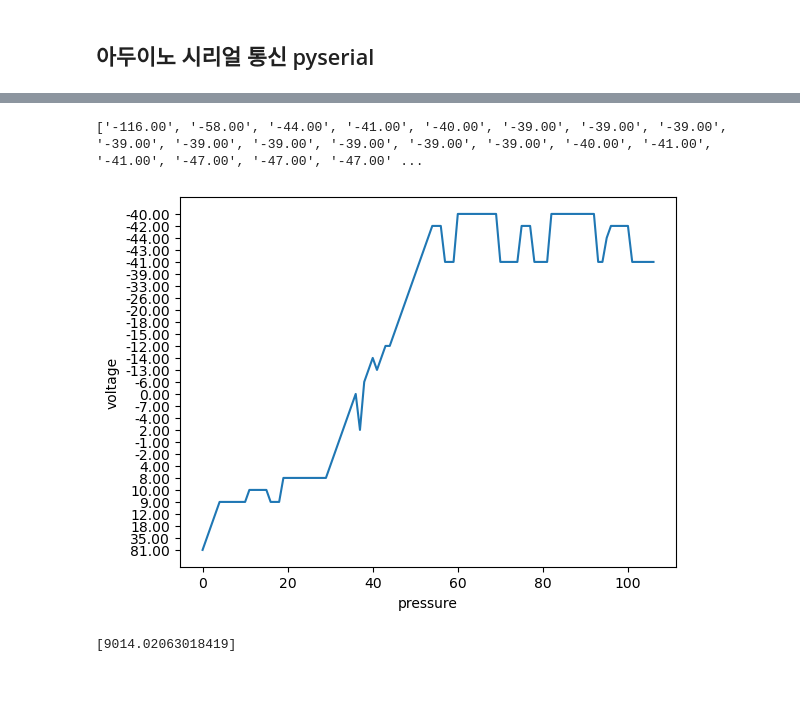
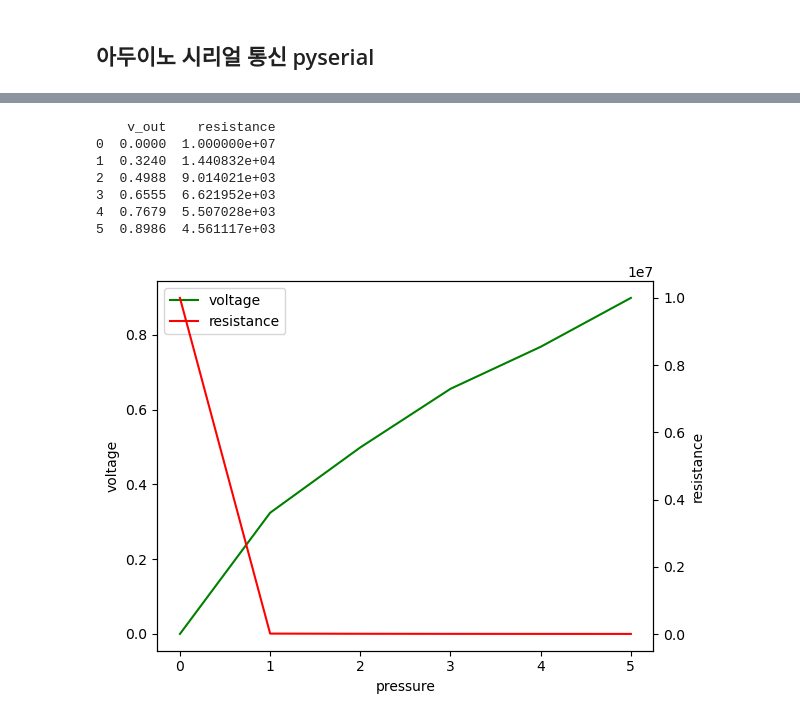
Before and after one commit to beobmun/3_1_algorithm, a Jupyter notebook: current_circuit/term_project.ipynb, the cells around one changed output, grey strips where cells are left out. Drawn from its saved outputs; the diff is of its cells as text; code cells hidden in the pictures; blank space fills up the shorter version.

```diff
--- a/current_circuit/term_project.ipynb
+++ b/current_circuit/term_project.ipynb
@@ -208,22 +244,0 @@ serial close.
-# %%
-print(v_out)
-# %% [output]
-['-116.00', '-58.00', '-44.00', '-41.00', '-40.00', '-39.00', '-39.00', '-39.00', '-39.00', '-39.00', '-39.00', '-39.00', '-39.00', '-39.00', '-40.00', '-41.00', '-41.00', '-47.00', '-47.00', '-47.00' ...
-# %%
-import numpy as np
-import matplotlib.pyplot as plt
-import pandas as pd
-
-df = pd.DataFrame(v_out)
-df.to_csv('output.csv', index=False, encoding='cp949')
-
-# t = np.linspace(0,len(v_out), len(v_out))
-plt.plot(v_out)
-# plt.plot(t)
-# plt.title('model accuracy')
-plt.ylabel('voltage')
-plt.xlabel('pressure')
-# plt.legend(['train', 'test'], loc='upper left')
-plt.show()
-# %% [output]
-[figure, removed]
@@ -243,4 +245,43 @@ def cal_resistance(r1,r2,r3,vin,vout):
-# %%
-cal_resistance(r1,r2,r3,vin,0.4988)
-# %% [output]
-[9014.02063018419]
+# %%
+import numpy as np
+import matplotlib.pyplot as plt
+import pandas as pd
+
+force = [0, 10, 20, 30, 40, 50]
+v_out = [0, 0.324, 0.4988, 0.6555, 0.7679, 0.8986]
+resistance = [cal_resistance(10, 100000, 1000, 5, i) for i in v_out]
+
+data = {
+    # "force": force,
+    "v_out": v_out,
+    "resistance": resistance
+}
+
+df = pd.DataFrame(data)
+print(df)
+df.to_csv('output.csv', index=False, encoding='cp949')
+
+
+fig, ax1 = plt.subplots()
+line_1 = ax1.plot(v_out, color='green', label='voltage')
+ax1.set_xlabel("pressure")
+ax1.set_ylabel("voltage")
+
+ax2 = plt.twinx()
+line_2 = ax2.plot(resistance, color='red', label='resistance')
+ax2.set_ylabel("resistance")
+
+lines = line_1 + line_2
+labels = [l.get_label() for l in lines]
+ax1.legend(lines, labels, loc='upper left')
+
+plt.show()
+# %% [output]
+    v_out    resistance
+0  0.0000  1.000000e+07
+1  0.3240  1.440832e+04
+2  0.4988  9.014021e+03
+3  0.6555  6.621952e+03
+4  0.7679  5.507028e+03
+5  0.8986  4.561117e+03
+[figure, added]
```
Also changed, not shown: parts of 6 cells of this notebook, 1 other file.
